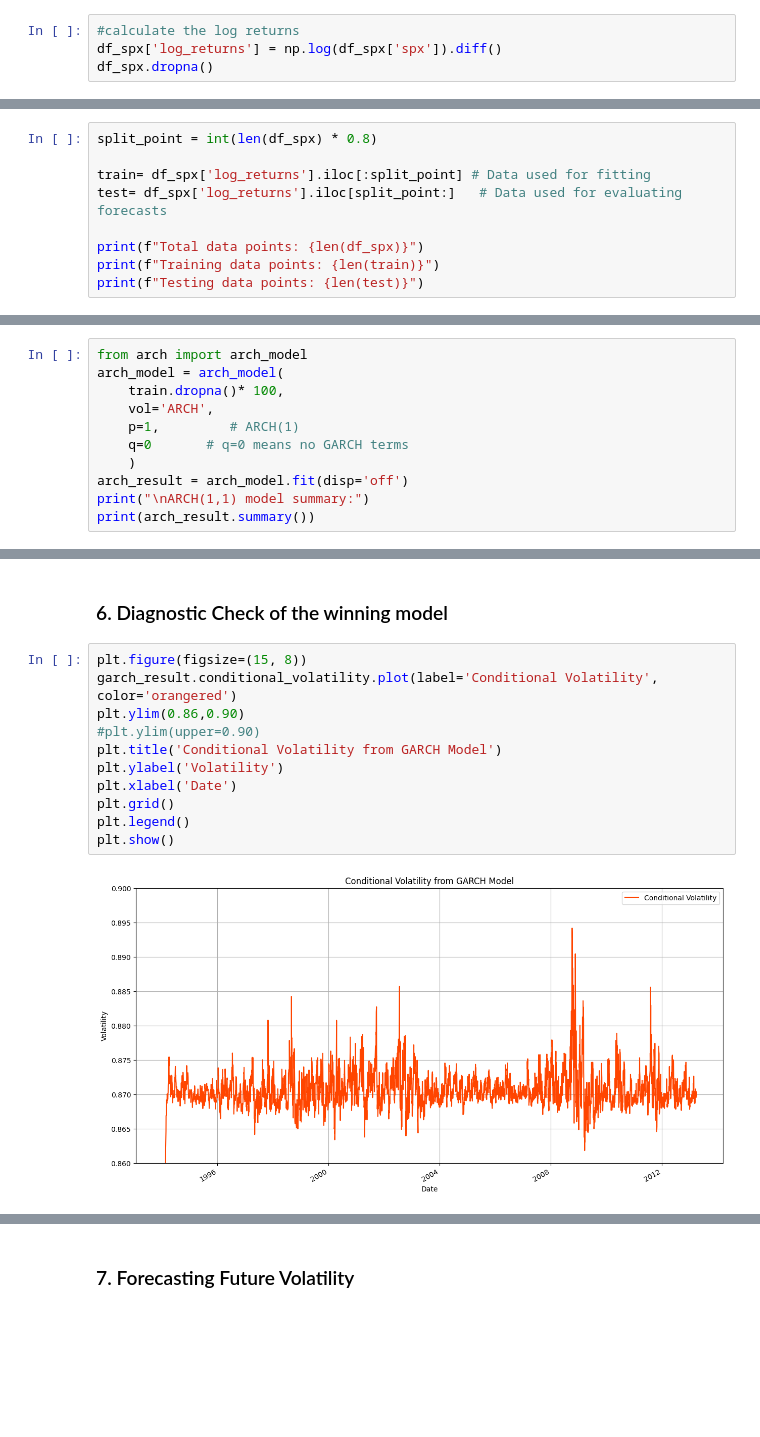
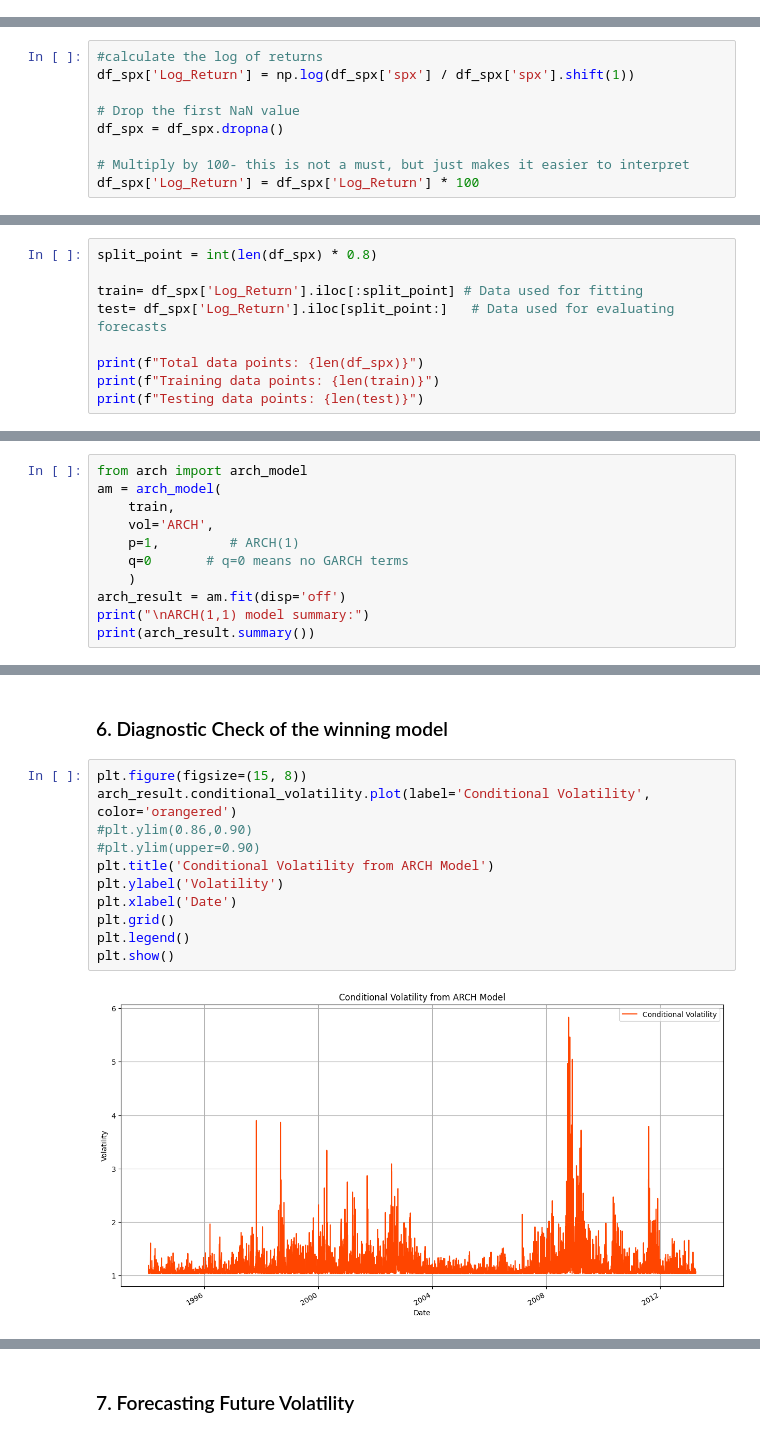
Before and after one commit to WamzMwangi/Advanced_Machine_Learning, a Jupyter notebook: Time_Series_Forecasting/Stock_prices_forecasting.ipynb, the cells around one changed output, grey strips where cells are left out. Cells and saved outputs as stored; diff of their text form; blank space fills up the shorter version.

Commit message:
Model diagnostics for the model

```diff
--- a/Time_Series_Forecasting/Stock_prices_forecasting.ipynb
+++ b/Time_Series_Forecasting/Stock_prices_forecasting.ipynb
@@ -574,4 +570,0 @@ One way we make the time series stationary is by working with the returns (espec
-# %%
-#calculate the log returns
-df_spx['log_returns'] = np.log(df_spx['spx']).diff()
-df_spx.dropna()
@@ -651,0 +573,9 @@ Since our p value < 0.05, this means that we can proceed to model our time serie
+# %%
+#calculate the log of returns
+df_spx['Log_Return'] = np.log(df_spx['spx'] / df_spx['spx'].shift(1))
+
+# Drop the first NaN value
+df_spx = df_spx.dropna()
+
+# Multiply by 100- this is not a must, but just makes it easier to interpret
+df_spx['Log_Return'] = df_spx['Log_Return'] * 100
@@ -656,8 +649,8 @@ Since our p value < 0.05, this means that we can proceed to model our time serie
 # %%
 split_point = int(len(df_spx) * 0.8)
 
-train= df_spx['log_returns'].iloc[:split_point] # Data used for fitting
-test= df_spx['log_returns'].iloc[split_point:]   # Data used for evaluating forecasts
+train= df_spx['Log_Return'].iloc[:split_point] # Data used for fitting
+test= df_spx['Log_Return'].iloc[split_point:]   # Data used for evaluating forecasts
 
 print(f"Total data points: {len(df_spx)}")
 print(f"Training data points: {len(train)}")
@@ -698,12 +675,12 @@ Name: log_returns, Length: 5015, dtype: float64
 # %%
 from arch import arch_model
-arch_model = arch_model(
-    train.dropna()* 100,
+am = arch_model(
+    train,
     vol='ARCH',
     p=1,         # ARCH(1)
     q=0       # q=0 means no GARCH terms
     )
-arch_result = arch_model.fit(disp='off')
+arch_result = am.fit(disp='off')
 print("\nARCH(1,1) model summary:")
 print(arch_result.summary())
 # %% [output]
@@ -766,16 +751,16 @@ comparison_df.head()
 ### 6. Diagnostic Check of the winning model
 # %%
 plt.figure(figsize=(15, 8))
-garch_result.conditional_volatility.plot(label='Conditional Volatility', color='orangered')
-plt.ylim(0.86,0.90)
+arch_result.conditional_volatility.plot(label='Conditional Volatility', color='orangered')
+#plt.ylim(0.86,0.90)
 #plt.ylim(upper=0.90)
-plt.title('Conditional Volatility from GARCH Model')
+plt.title('Conditional Volatility from ARCH Model')
 plt.ylabel('Volatility')
 plt.xlabel('Date')
 plt.grid()
 plt.legend()
 plt.show()
 # %% [output]
-[figure, old version]
+[figure, new version]
 # %%
 plt.figure(figsize=(16, 6))
```
Also changed, not shown: parts of 40 cells of this notebook.
